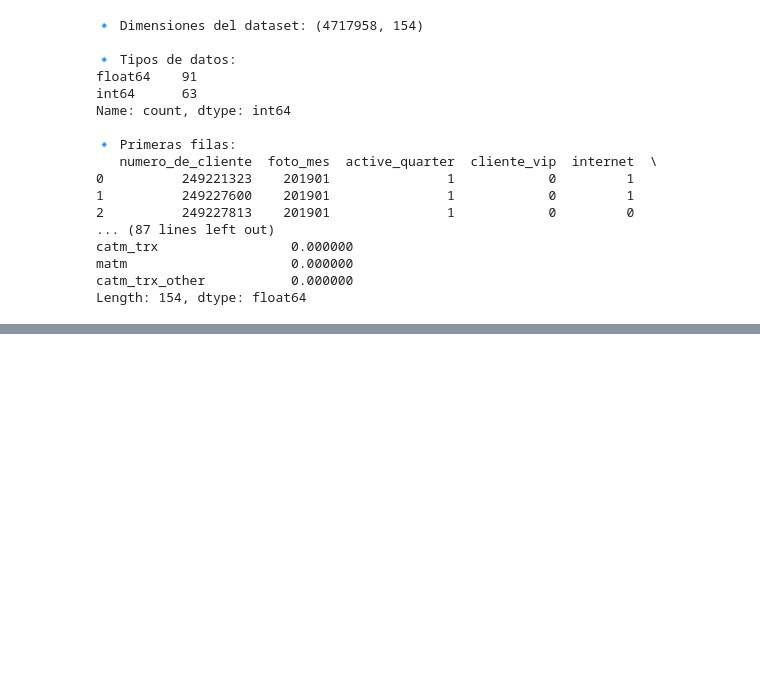
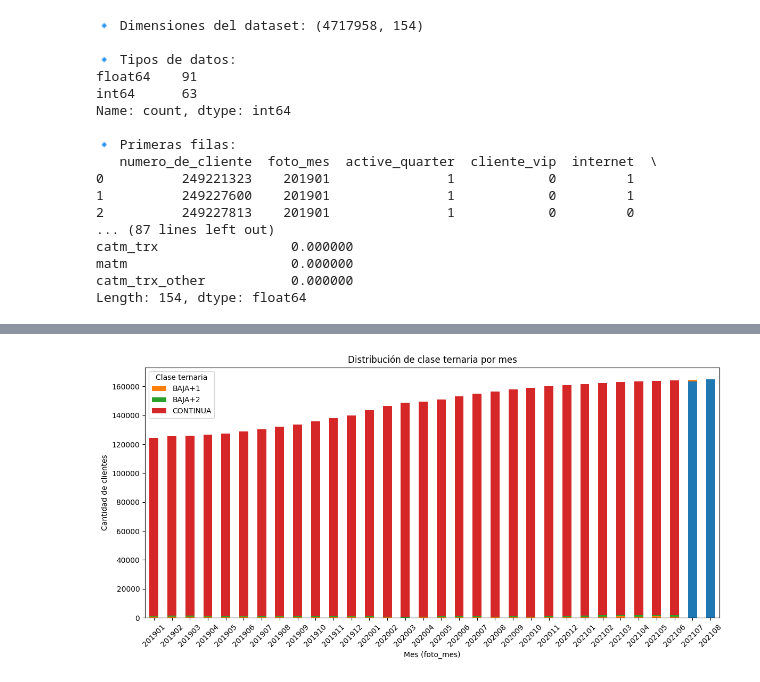
Before and after one commit to NicoCaricati/dmeyf2025, a Jupyter notebook: src/competencia_02/to_check.ipynb, the cells around one changed output, grey strips where cells are left out. Cells and saved outputs as stored; diff of their text form; code cells hidden in the pictures; blank space fills up the shorter version.

```diff
--- a/src/competencia_02/to_check.ipynb
+++ b/src/competencia_02/to_check.ipynb
@@ -142,0 +168,21 @@ print(df['clase_ternaria'].value_counts(dropna=False))
+# %%
+import matplotlib.pyplot as plt
+
+# Contar la cantidad de registros por mes y clase
+conteo = df.groupby(['foto_mes', 'clase_ternaria']).size().unstack(fill_value=0)
+
+# Ordenar por mes (por si acaso)
+conteo = conteo.sort_index()
+
+# Graficar
+conteo.plot(kind='bar', stacked=True, figsize=(12,6))
+
+plt.title('Distribución de clase ternaria por mes')
+plt.xlabel('Mes (foto_mes)')
+plt.ylabel('Cantidad de clientes')
+plt.legend(title='Clase ternaria')
+plt.xticks(rotation=45)
+plt.tight_layout()
+plt.show()
+# %% [output]
+[figure, added]
```
Also changed, not shown: parts of 6 cells of this notebook, 1 other file.
